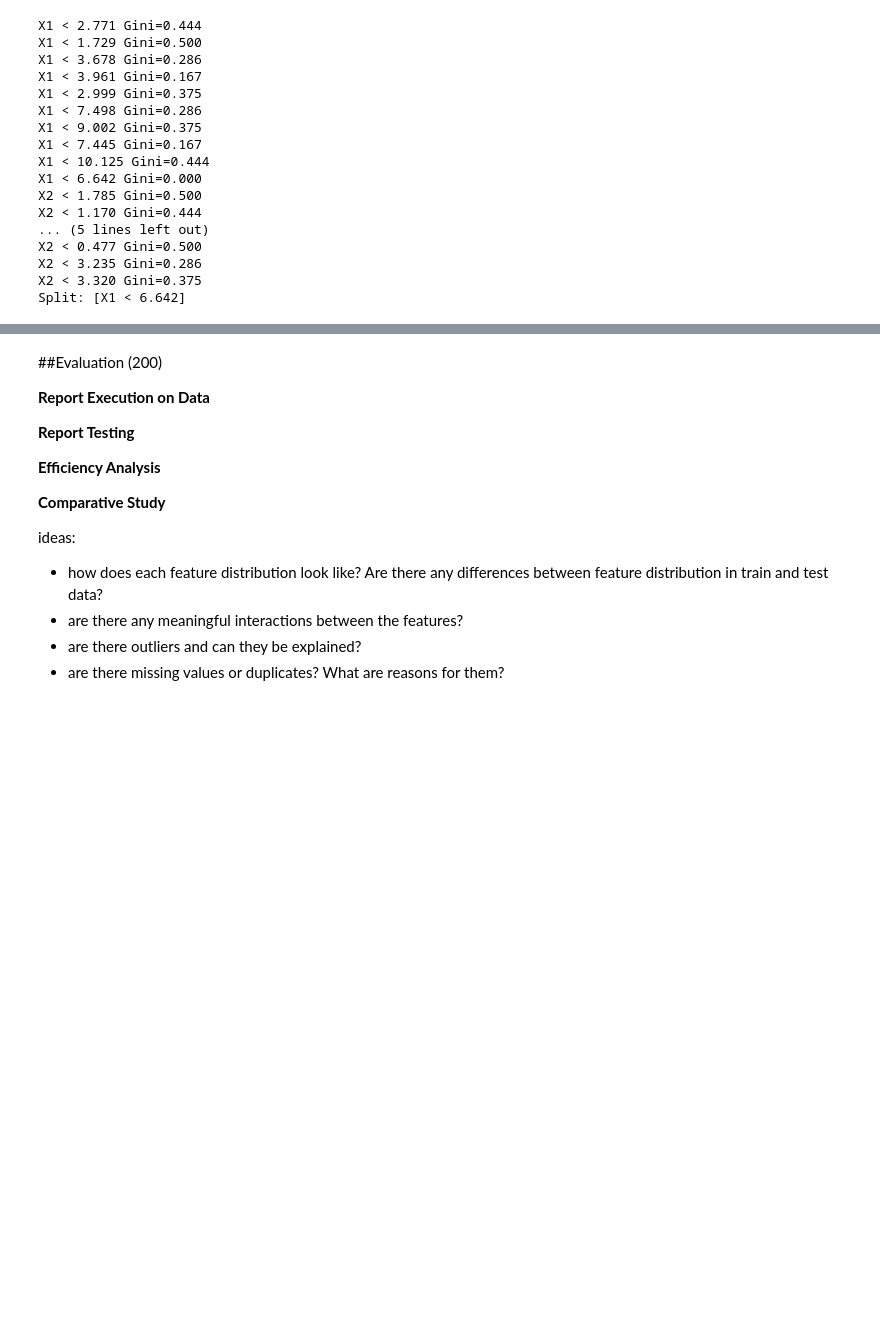
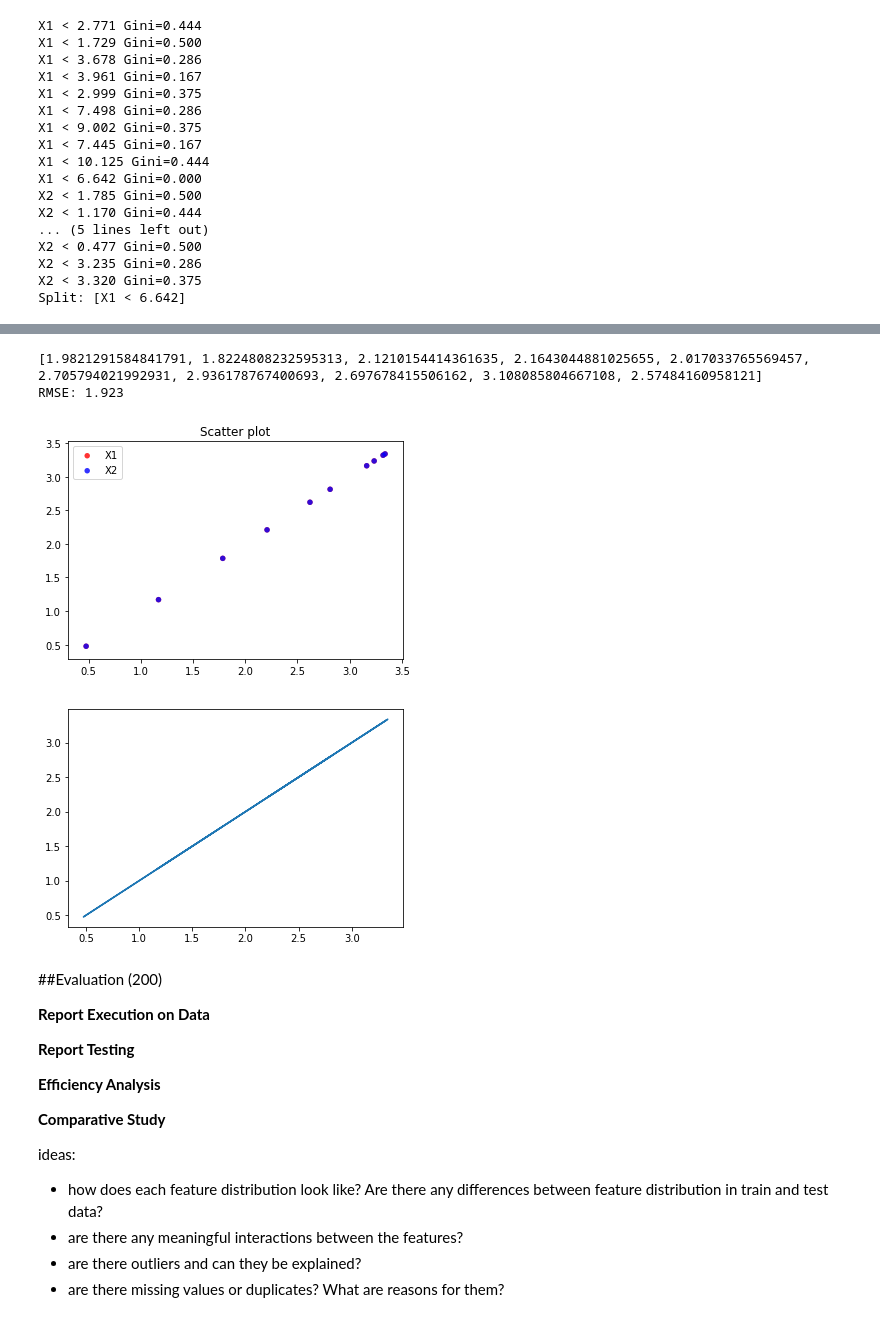
Before and after one commit to DamienSmith/UTS_ML2019_ID13039957, a Jupyter notebook: A2_PracticalProject_13039957_13026998.ipynb, the cells around one changed output, grey strips where cells are left out. Cells and saved outputs as stored; diff of their text form; code cells hidden in the pictures; blank space fills up the shorter version.

```diff
--- a/A2_PracticalProject_13039957_13026998.ipynb
+++ b/A2_PracticalProject_13039957_13026998.ipynb
@@ -397,0 +476,29 @@ for row in dataset:
+# %%
+# Define Calculation Functions
+
+# Calculate the mean value of a list of numbers
+def mean(values):
+	return sum(values) / float(len(values))
+
+# Calculate covariance between x and y
+def covariance(x, mean_x, y, mean_y):
+	covar = 0.0
+	for i in range(len(x)):
+		covar += (x[i] - mean_x) * (y[i] - mean_y)
+	return covar
+
+# Calculate the variance of a list of numbers
+def variance(values, mean):
+	return sum([(x-mean)**2 for x in values])
+
+# Calculate coefficients
+def coefficients(dataset):
+	x = [row[0] for row in dataset]
+	y = [row[1] for row in dataset]
+	x_mean, y_mean = mean(x), mean(y)
+	b1 = covariance(x, x_mean, y, y_mean) / variance(x, x_mean)
+	b0 = y_mean - b1 * x_mean
+	return [b0, b1]
+# %% [output]
+[1.9821291584841791, 1.8224808232595313, 2.1210154414361635, 2.1643044881025655, 2.017033765569457, 2.705794021992931, 2.936178767400693, 2.697678415506162, 3.108085804667108, 2.57484160958121]
+RMSE: 1.923
@@ -397,0 +540,26 @@ for row in dataset:
+# %%
+# Plotting - needs work
+
+data = x,y
+colors = ("red", "blue")
+groups = ("X1", "X2")
+
+# Create plot
+fig = plt.figure()
+ax = fig.add_subplot(1, 1, 1)
+
+for data, color, group in zip(data, colors, groups):
+  x = data
+  y = data
+  ax.scatter(x, y, alpha=0.8, c=color, edgecolors='none', s=30, label=group)
+
+plt.title('Scatter plot')
+plt.legend(loc=2)
+plt.show()
+
+
+plt.plot(x, y)
+plt.show()
+# %% [output]
+[figure, added]
+[figure, added]
```
Also changed, not shown: parts of 13 cells of this notebook.
